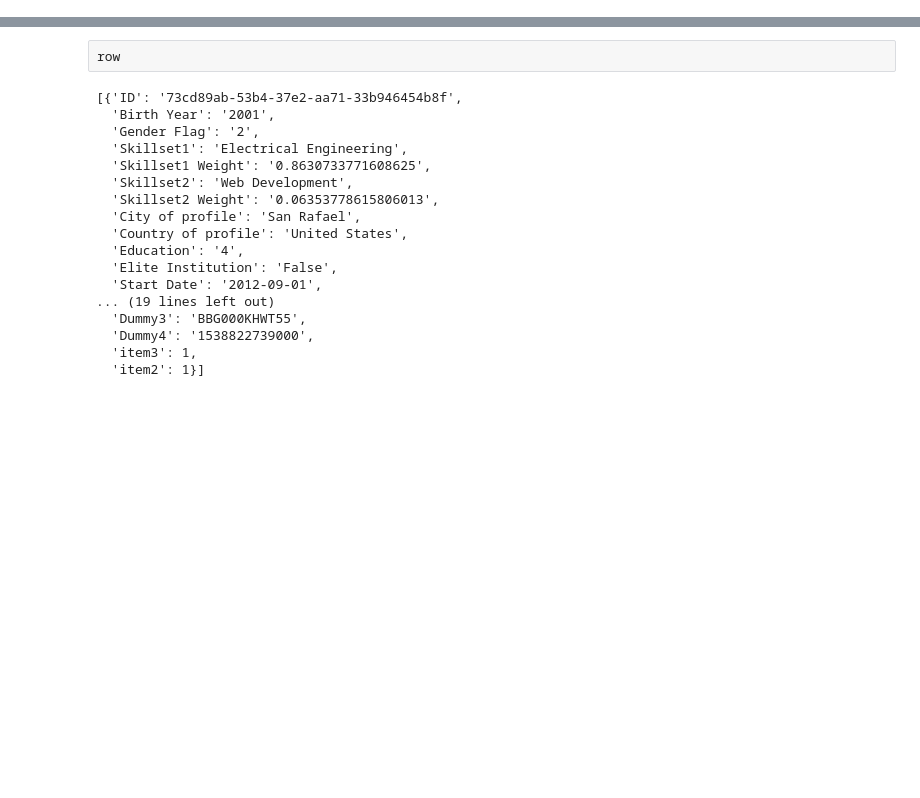
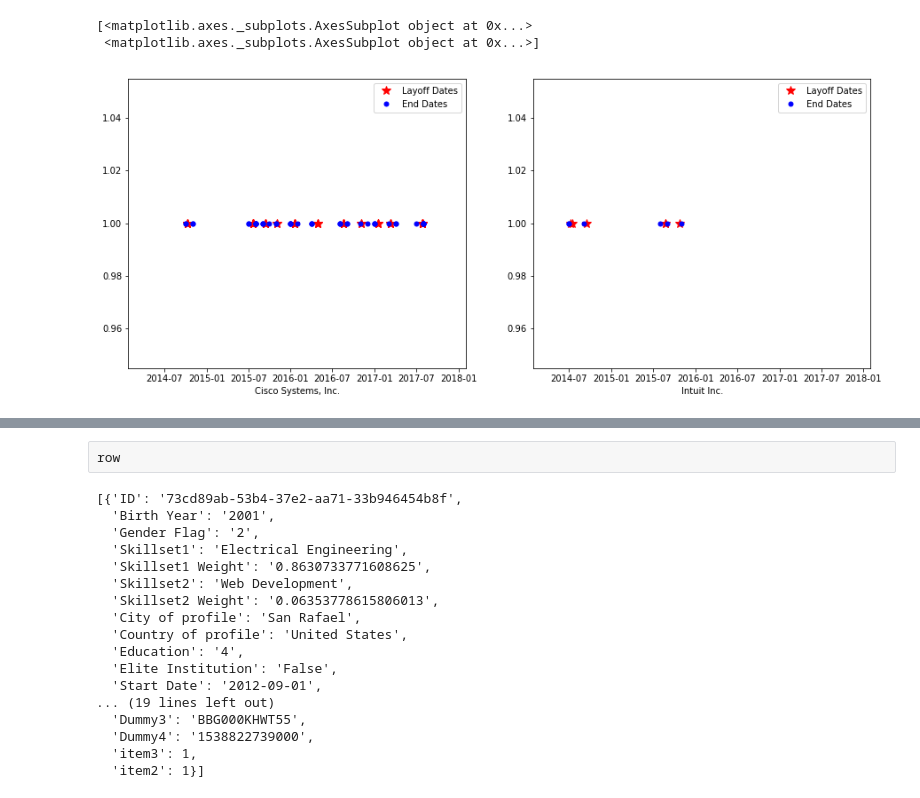
Before and after one commit to rohigovi/EmploymentDynamics, a Jupyter notebook: Pre-Processing/DataPreProcessingwithDictionaryReader.ipynb, the cells around one changed output, grey strips where cells are left out. Drawn from its saved outputs; the diff is of its cells as text; code cells hidden in the pictures; blank space fills up the shorter version.

```diff
--- a/Pre-Processing/DataPreProcessingwithDictionaryReader.ipynb
+++ b/Pre-Processing/DataPreProcessingwithDictionaryReader.ipynb
@@ -2,7 +2,6 @@
 import csv
 import pandas as pd
 import numpy as np
-
 #The point of this code is to parse through the Bay Area Dataset line by line by converting each row to an ordered dictionary.
 #In each iteration, the dictionary is processed to remove unnecessary columns, and if the company name in the dictionary corresponds
 #with a company on the warn top 30 companies dataset, I append the dictionary to a final merged dataframe containing warn
@@ -12,7 +11,7 @@ import numpy as np
 
 # TODO: Parse top 30 names and convert to list
 #warn=pd.read_csv(r"C:\Users\Rohit\AppData\Roaming\Microsoft\Windows\Start Menu\Programs\Anaconda3 (64-bit)\top30.csv")
-warn = pd.read_csv("../ImportantCSVs/top30.csv")
+warn = pd.read_csv(r"C:\Users\Rohit\Desktop\IOER135FinalProject\ImportantCSVs\top30.csv")
 top30_company_names = warn['Company Name'].tolist()
 top30_company_tickers = warn['Ticker'].tolist()
 
@@ -22,7 +21,7 @@ final_merged_dataframe=pd.DataFrame() #Converting each row of merged dictionary
 
 
 
-with open("../../Project/Data/bay_area.csv", encoding="utf8") as csvfile:
+with open(r"C:\Users\Rohit\Desktop\IOER135FinalProject\ImportantCSVs\bay_area.csv", encoding="utf8") as csvfile:
     colnames=['ID', 'Birth Year', 'Gender Flag', 'Skillset1', 'Skillset1 Weight', 'Skillset2', 'Skillset2 Weight', 'City of profile','Country of profile','Education','Elite Institution', 'Start Date', 'StartFlag','End Date', 'EndFlag', 'CurrentEmployFlag','Length','Role','Dept','Company','Company_Norm','Ticker','Exchange','PublicFlag','Location','Industry','EducationFlag','DegreeType','EliteFlag','Dummy1','Dummy2','Dummy3','Dummy4']
     reader = csv.DictReader(csvfile, delimiter='\t', fieldnames=colnames)
     count=0;
@@ -31,8 +30,8 @@ with open("../../Project/Data/bay_area.csv", encoding="utf8") as csvfile:
         if idx % 10000 == 0:
             print(idx)
         #change idx condition to only process the number of rows you want.
-        #if idx >= 100000:
-         #   break
+        if idx >= 100000:
+            break
         #If skillset columns are empty, or if end date is not listed, added
         if row['Skillset1'] == -1 or row['Skillset2'] == -1 or row['End Date']=='None':
             continue
@@ -55,7 +54,7 @@ with open("../../Project/Data/bay_area.csv", encoding="utf8") as csvfile:
                     #merging the warn and bay area dictionaries.
                     final_merged_dictionary.update(row)
                     final_merged_dictionary.update(warn_dict)
-                    final_merged_dataframe=final_merged_dataframe.append(pd.DataFrame(final_merged_dictionary,columns=final_merged_dictionary.keys(),index=[0]))
+                    final_merged_dataframe=final_merged_dataframe.append(pd.DataFrame(final_merged_dictionary,columns=final_merged_dictionary.keys(),index=[count]))
                     count=count+1;
 # %% [output]
 0
@@ -84,0 +81,14 @@ a.append(pd.DataFrame(row,columns=row.keys(),index=[0]))
+# %%
+#Storing and plotting relevant data from preliminary analysis
+dates=dict()
+layoffdates=[]
+enddates=[]
+for x in final_merged_dataframe['Company Name'].unique():
+    for y,row in final_merged_dataframe.iterrows():
+        if(row['Company Name']==x):
+            layoffdates.append(pd.to_datetime(row['Layoff Date']))
+            enddates.append(pd.to_datetime(row['End Date']))
+    dates.update({x+" Layoff Dates":layoffdates})
+    dates.update({x+" End Dates":enddates})
+    layoffdates=[]
+    enddates=[]
@@ -84,0 +102,23 @@ a.append(pd.DataFrame(row,columns=row.keys(),index=[0]))
+# %%
+
+#change 1,2 to something else to change the number of subplots
+
+fig, axs = plt.pyplot.subplots(1,2, figsize=(15, 6), facecolor='w', edgecolor='k')
+from textwrap import wrap
+axs = axs.ravel()
+print(axs)
+for y in range(len(final_merged_dataframe['Company Name'].unique())):
+    plotlayoff=plt.dates.date2num(dates[final_merged_dataframe['Company Name'][y]+" Layoff Dates"])
+    plotend=plt.dates.date2num(dates[final_merged_dataframe['Company Name'][y]+" End Dates"])
+    a=axs[y].plot_date(plotlayoff,np.ones((len(plotlayoff),),dtype=int),'r*',markersize=10,label='Layoff Dates')
+    b=axs[y].plot_date(plotend,np.ones((len(plotend),),dtype=int),'b.',markersize=10,label='End Dates')
+    axs[y].set_xlabel(final_merged_dataframe['Company Name'][y])
+    axs[y].legend()
+    axs[y].set_xlim([datetime.date(2014, 1, 26), datetime.date(2018, 2, 1)])
+
+    if y==len(axs)-1:
+        break
+# %% [output]
+[<matplotlib.axes._subplots.AxesSubplot object at 0x...>
+ <matplotlib.axes._subplots.AxesSubplot object at 0x...>]
+[figure, added]
```
Also changed, not shown: parts of 10 cells of this notebook.
